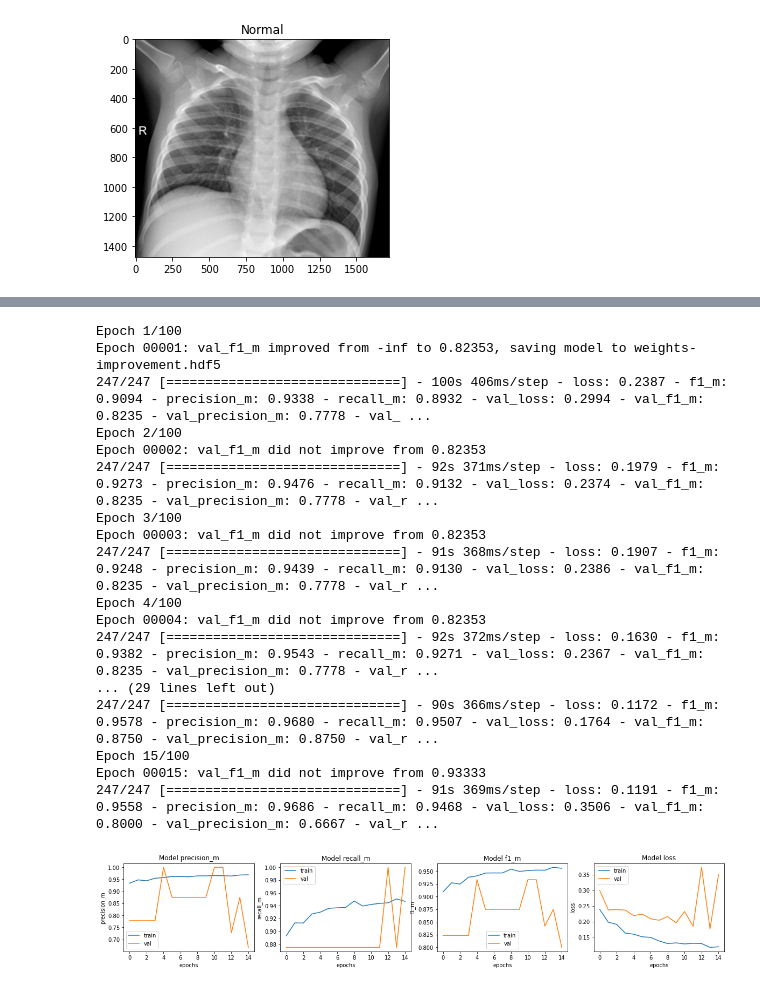
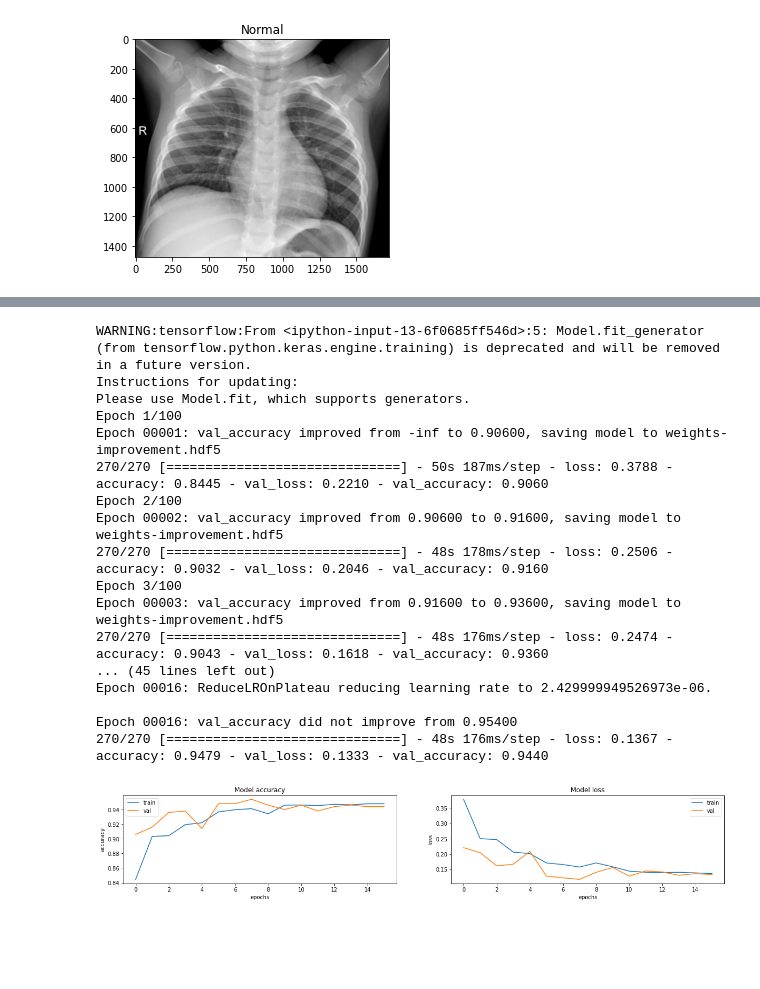
Before and after one commit to sarathpanat/Pneumonia-detection, a Jupyter notebook: pneumonia.ipynb, the cells around one changed output, grey strips where cells are left out. Drawn from its saved outputs; the diff is of its cells as text; code cells hidden in the pictures; blank space fills up the shorter version.

```diff
--- a/pneumonia.ipynb
+++ b/pneumonia.ipynb
@@ -170,0 +159,7 @@ print(valid_labels.shape)
+# %%
+import imgaug.augmenters as iaa
+# Augmentation sequence
+seq = iaa.OneOf([
+    iaa.GaussianBlur(sigma=(0.0, 3.0)),
+    iaa.Affine(rotate=5),
+    iaa.Multiply((1.2, 1.5))]) #random brightness
@@ -174,10 +212,10 @@ train_aug = ImageDataGenerator( horizontal_flip = False,
                                       vertical_flip = False,
                                       height_shift_range = 0.2,
                                       width_shift_range = 0.2,
-                                      rotation_range = 30,
+                                      rotation_range = 10,
                                       shear_range = 0.2,
                                       zoom_range=0.2)
-train_gen = train_aug.flow(train_data,train_labels,batch_size=32)
+train_gen = train_aug.flow(train_data,train_labels,batch_size=16)
 # %%
 from keras.layers import Dense, Flatten, Dropout
 from keras.applications.vgg16 import VGG16
@@ -255,51 +261,65 @@ vgg_model.compile(optimizer = opt, loss = 'binary_crossentropy', metrics = metri
 # %%
-from keras.callbacks import ModelCheckpoint, EarlyStopping
+from keras.callbacks import ModelCheckpoint, EarlyStopping, ReduceLROnPlateau
+from keras.optimizers import Adam
 
 weight_path="weights-improvement.hdf5"
 
 checkpoint = ModelCheckpoint(weight_path,
-                              monitor= 'val_f1_m',
+                              monitor= 'val_accuracy',
                               verbose=1,
                               save_best_only=True,
                               mode= 'max',
                               save_weights_only = True)
 
-early = EarlyStopping(monitor= 'val_f1_m',
+early = EarlyStopping(monitor= 'val_accuracy',
                        mode= 'max',
-                       patience=10)
+                       patience=8)
 
-callbacks_list = [checkpoint, early]
+reduce_lr = ReduceLROnPlateau(monitor = 'val_loss', patience = 2, verbose = 1,
+                                            factor = 0.3, min_lr = 0.000001)
+
+callbacks_list = [early, reduce_lr, checkpoint]
+
+metrics = ['accuracy']
+
+opt = Adam(lr=0.001)
+
+vgg_model.compile(optimizer = opt, loss = 'binary_crossentropy', metrics = metrics)
 # %%
-history = vgg_model.fit(train_gen,epochs=100,validation_data=(valid_data, valid_labels),callbacks = callbacks_list, shuffle=True)
+history = vgg_model.fit_generator(train_gen,
+                        steps_per_epoch = train_data.shape[0]//16,
+                        validation_data = (valid_data, valid_labels),
+                        epochs = 100,
+                        callbacks = callbacks_list,shuffle=True)
 # %% [output]
+WARNING:tensorflow:From <ipython-input-13-6f0685ff546d>:5: Model.fit_generator (from tensorflow.python.keras.engine.training) is deprecated and will be removed in a future version.
+Instructions for updating:
+Please use Model.fit, which supports generators.
 Epoch 1/100
-Epoch 00001: val_f1_m improved from -inf to 0.82353, saving model to weights-improvement.hdf5
-247/247 [==============================] - 100s 406ms/step - loss: 0.2387 - f1_m: 0.9094 - precision_m: 0.9338 - recall_m: 0.8932 - val_loss: 0.2994 - val_f1_m: 0.8235 - val_precision_m: 0.7778 - val_ ...
+Epoch 00001: val_accuracy improved from -inf to 0.90600, saving model to weights-improvement.hdf5
+270/270 [==============================] - 50s 187ms/step - loss: 0.3788 - accuracy: 0.8445 - val_loss: 0.2210 - val_accuracy: 0.9060
 Epoch 2/100
-Epoch 00002: val_f1_m did not improve from 0.82353
-247/247 [==============================] - 92s 371ms/step - loss: 0.1979 - f1_m: 0.9273 - precision_m: 0.9476 - recall_m: 0.9132 - val_loss: 0.2374 - val_f1_m: 0.8235 - val_precision_m: 0.7778 - val_r ...
+Epoch 00002: val_accuracy improved from 0.90600 to 0.91600, saving model to weights-improvement.hdf5
+270/270 [==============================] - 48s 178ms/step - loss: 0.2506 - accuracy: 0.9032 - val_loss: 0.2046 - val_accuracy: 0.9160
 Epoch 3/100
-Epoch 00003: val_f1_m did not improve from 0.82353
-247/247 [==============================] - 91s 368ms/step - loss: 0.1907 - f1_m: 0.9248 - precision_m: 0.9439 - recall_m: 0.9130 - val_loss: 0.2386 - val_f1_m: 0.8235 - val_precision_m: 0.7778 - val_r ...
-Epoch 4/100
-Epoch 00004: val_f1_m did not improve from 0.82353
-247/247 [==============================] - 92s 372ms/step - loss: 0.1630 - f1_m: 0.9382 - precision_m: 0.9543 - recall_m: 0.9271 - val_loss: 0.2367 - val_f1_m: 0.8235 - val_precision_m: 0.7778 - val_r ...
-... (29 lines left out)
-247/247 [==============================] - 90s 366ms/step - loss: 0.1172 - f1_m: 0.9578 - precision_m: 0.9680 - recall_m: 0.9507 - val_loss: 0.1764 - val_f1_m: 0.8750 - val_precision_m: 0.8750 - val_r ...
-Epoch 15/100
-Epoch 00015: val_f1_m did not improve from 0.93333
-247/247 [==============================] - 91s 369ms/step - loss: 0.1191 - f1_m: 0.9558 - precision_m: 0.9686 - recall_m: 0.9468 - val_loss: 0.3506 - val_f1_m: 0.8000 - val_precision_m: 0.6667 - val_r ...
+Epoch 00003: val_accuracy improved from 0.91600 to 0.93600, saving model to weights-improvement.hdf5
+270/270 [==============================] - 48s 176ms/step - loss: 0.2474 - accuracy: 0.9043 - val_loss: 0.1618 - val_accuracy: 0.9360
+... (45 lines left out)
+Epoch 00016: ReduceLROnPlateau reducing learning rate to 2.429999949526973e-06.
+
+Epoch 00016: val_accuracy did not improve from 0.95400
+270/270 [==============================] - 48s 176ms/step - loss: 0.1367 - accuracy: 0.9479 - val_loss: 0.1333 - val_accuracy: 0.9440
 # %%
 import matplotlib.pyplot as plt
-fig, ax = plt.subplots(1, 4, figsize=(20, 3))
+fig, ax = plt.subplots(1, 2, figsize=(20, 3))
 ax = ax.ravel()
 
-for i, met in enumerate(['precision_m', 'recall_m', 'f1_m', 'loss']):
+for i, met in enumerate(['accuracy','loss']):
     ax[i].plot(history.history[met])
     ax[i].plot(history.history['val_' + met])
     ax[i].set_title('Model {}'.format(met))
     ax[i].set_xlabel('epochs')
     ax[i].set_ylabel(met)
     ax[i].legend(['train', 'val'])
 # %% [output]
-[figure, old version]
+[figure, new version]
```
Also changed, not shown: parts of 17 cells of this notebook.
